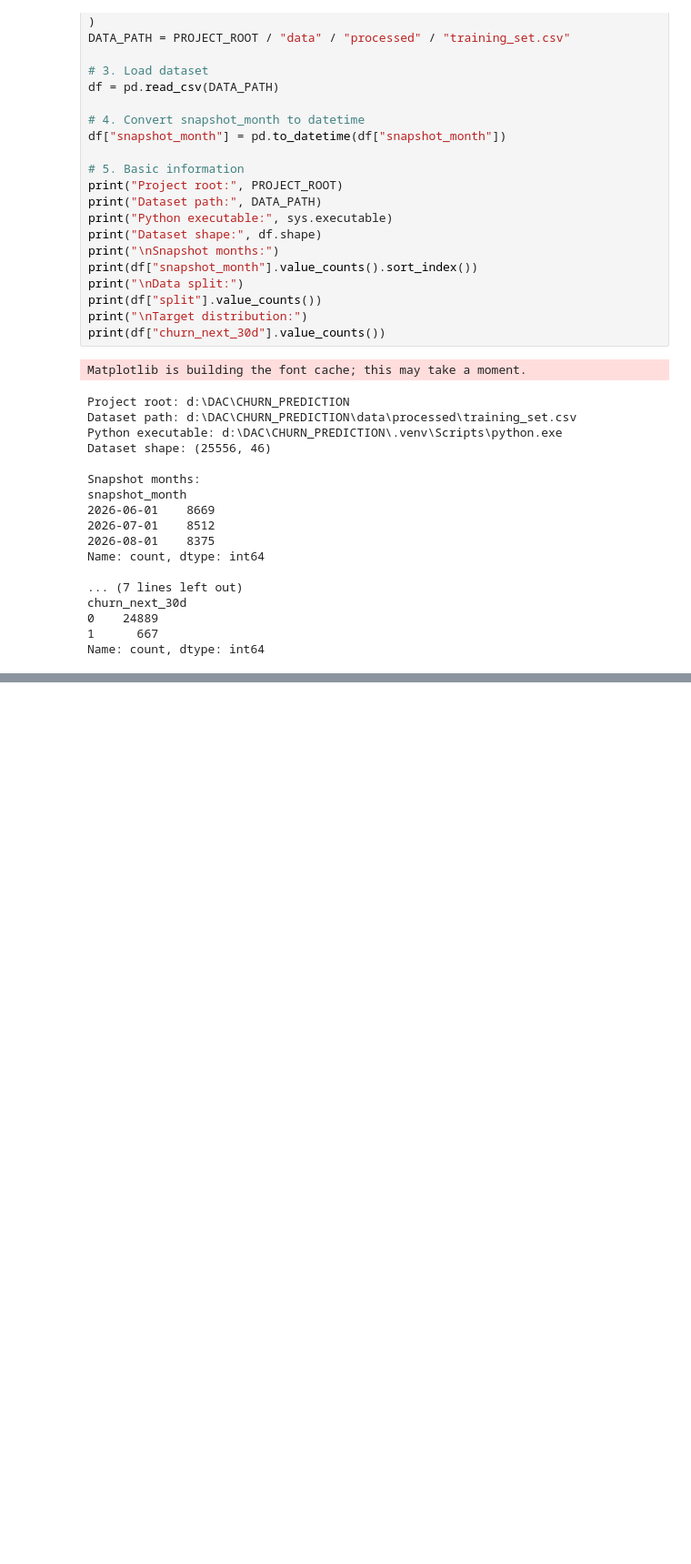
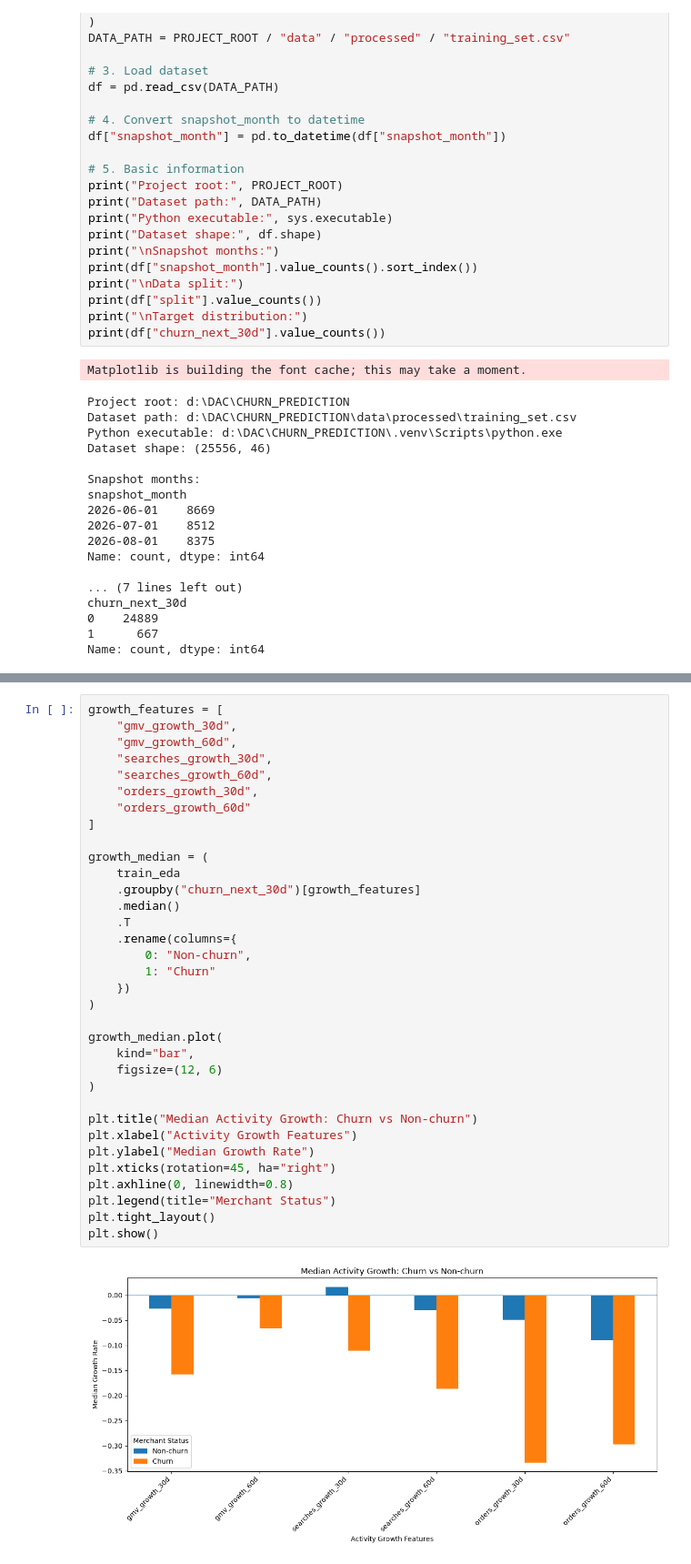
Before and after one commit to LinhNguyenkhanh123/churn-prediction, a Jupyter notebook: notebooks/eda.ipynb, the cells around one changed output, grey strips where cells are left out. Shown at 91% size. Drawn from its saved outputs; the diff is of its cells as text; blank space fills up the shorter version.

```diff
--- a/notebooks/eda.ipynb
+++ b/notebooks/eda.ipynb
@@ -89,0 +396,36 @@ Name: count, dtype: int64
+# %%
+growth_features = [
+    "gmv_growth_30d",
+    "gmv_growth_60d",
+    "searches_growth_30d",
+    "searches_growth_60d",
+    "orders_growth_30d",
+    "orders_growth_60d"
+]
+
+growth_median = (
+    train_eda
+    .groupby("churn_next_30d")[growth_features]
+    .median()
+    .T
+    .rename(columns={
+        0: "Non-churn",
+        1: "Churn"
+    })
+)
+
+growth_median.plot(
+    kind="bar",
+    figsize=(12, 6)
+)
+
+plt.title("Median Activity Growth: Churn vs Non-churn")
+plt.xlabel("Activity Growth Features")
+plt.ylabel("Median Growth Rate")
+plt.xticks(rotation=45, ha="right")
+plt.axhline(0, linewidth=0.8)
+plt.legend(title="Merchant Status")
+plt.tight_layout()
+plt.show()
+# %% [output]
+[figure, added]
```
Also changed, not shown: parts of 56 cells of this notebook.
